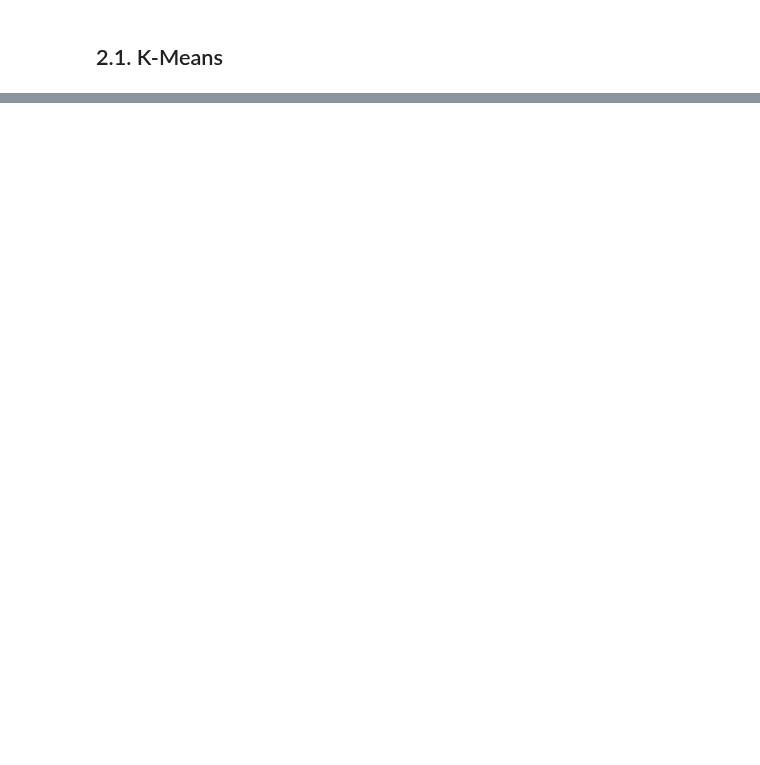
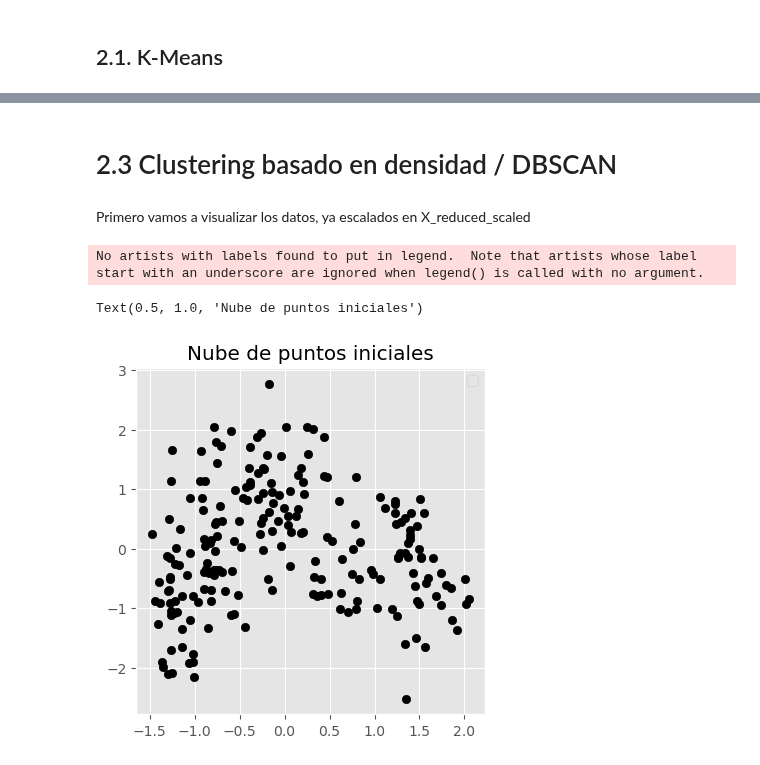
Before and after one commit to albatellouc3m/Grupo5, a Jupyter notebook: practica2.ipynb, the cells around one changed output, grey strips where cells are left out. Cells and saved outputs as stored; diff of their text form; code cells hidden in the pictures; blank space fills up the shorter version.

```diff
--- a/practica2.ipynb
+++ b/practica2.ipynb
@@ -220,0 +378,23 @@ ax[1].legend();
+# %% [markdown]
+# 2.3 Clustering basado en densidad / DBSCAN
+# %% [markdown]
+Primero vamos a visualizar los datos, ya escalados en X_reduced_scaled
+# %%
+# Visualizado de datos
+# ==============================================================================
+
+fig, ax = plt.subplots(1, 1, figsize=(4.5, 4.5))
+
+ax.scatter(
+    x = X_reduced_scaled[:, 0],
+    y = X_reduced_scaled[:, 1],
+    c = 'black',
+    marker    = 'o',
+    edgecolor = 'black'
+)
+ax.legend()
+ax.set_title('Nube de puntos iniciales')
+# %% [output]
+No artists with labels found to put in legend.  Note that artists whose label start with an underscore are ignored when legend() is called with no argument.
+Text(0.5, 1.0, 'Nube de puntos iniciales')
+[figure, added]
```
Also changed, not shown: parts of 34 cells of this notebook.
